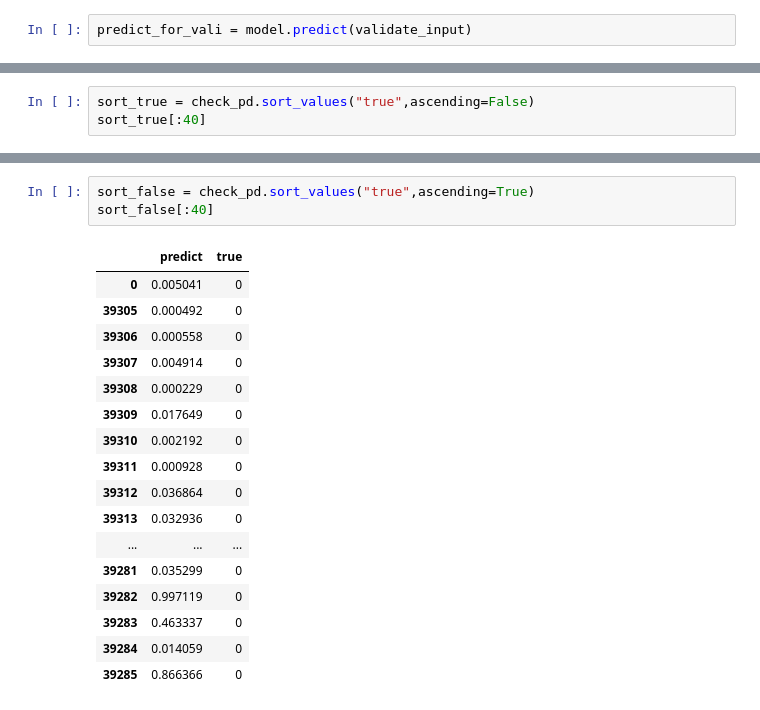
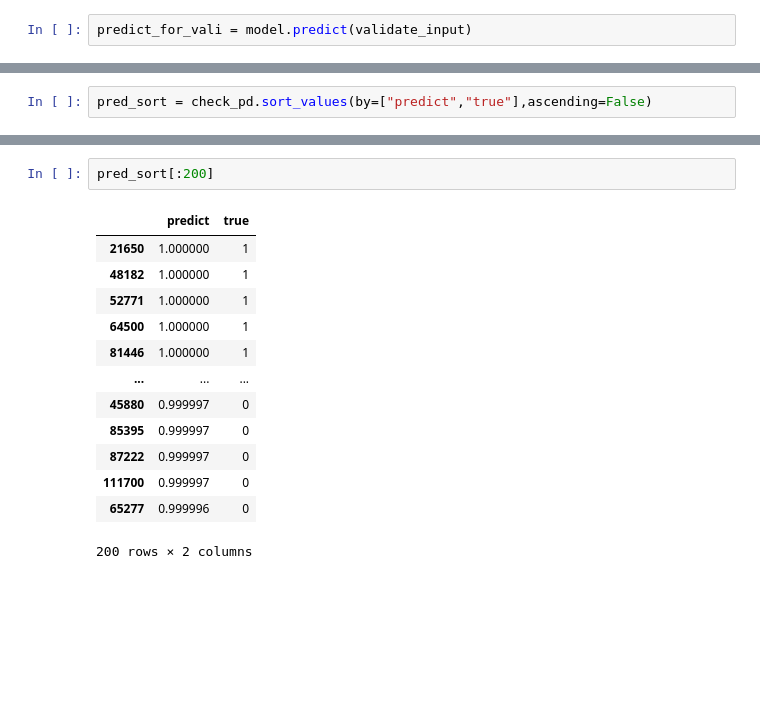
Before and after one commit to weiyiming1/CTR, a Jupyter notebook: train_split.ipynb, the cells around one changed output, grey strips where cells are left out. Drawn from its saved outputs; the diff is of its cells as text; blank space fills up the shorter version.

```diff
--- a/train_split.ipynb
+++ b/train_split.ipynb
@@ -315,3 +228,2 @@ sort[:40]
 # %%
-sort_true = check_pd.sort_values("true",ascending=False)
-sort_true[:40]
+pred_sort = check_pd.sort_values(by=["predict","true"],ascending=False)
@@ -336,21 +230,16 @@ sort_true[:40]
-# %%
-sort_false = check_pd.sort_values("true",ascending=True)
-sort_false[:40]
-# %% [output]
-|  | predict | true |
-| 0 | 0.005041 | 0 |
-| 39305 | 0.000492 | 0 |
-| 39306 | 0.000558 | 0 |
-| 39307 | 0.004914 | 0 |
-| 39308 | 0.000229 | 0 |
-| 39309 | 0.017649 | 0 |
-| 39310 | 0.002192 | 0 |
-| 39311 | 0.000928 | 0 |
-| 39312 | 0.036864 | 0 |
-| 39313 | 0.032936 | 0 |
-| ... | ... | ... |
-| 39281 | 0.035299 | 0 |
-| 39282 | 0.997119 | 0 |
-| 39283 | 0.463337 | 0 |
-| 39284 | 0.014059 | 0 |
-| 39285 | 0.866366 | 0 |
+# %%
+pred_sort[:200]
+# %% [output]
+|  | predict | true |
+| 21650 | 1.000000 | 1 |
+| 48182 | 1.000000 | 1 |
+| 52771 | 1.000000 | 1 |
+| 64500 | 1.000000 | 1 |
+| 81446 | 1.000000 | 1 |
+| ... | ... | ... |
+| 45880 | 0.999997 | 0 |
+| 85395 | 0.999997 | 0 |
+| 87222 | 0.999997 | 0 |
+| 111700 | 0.999997 | 0 |
+| 65277 | 0.999996 | 0 |
+200 rows × 2 columns
```
Also changed, not shown: parts of 19 cells of this notebook, 1 other file.
